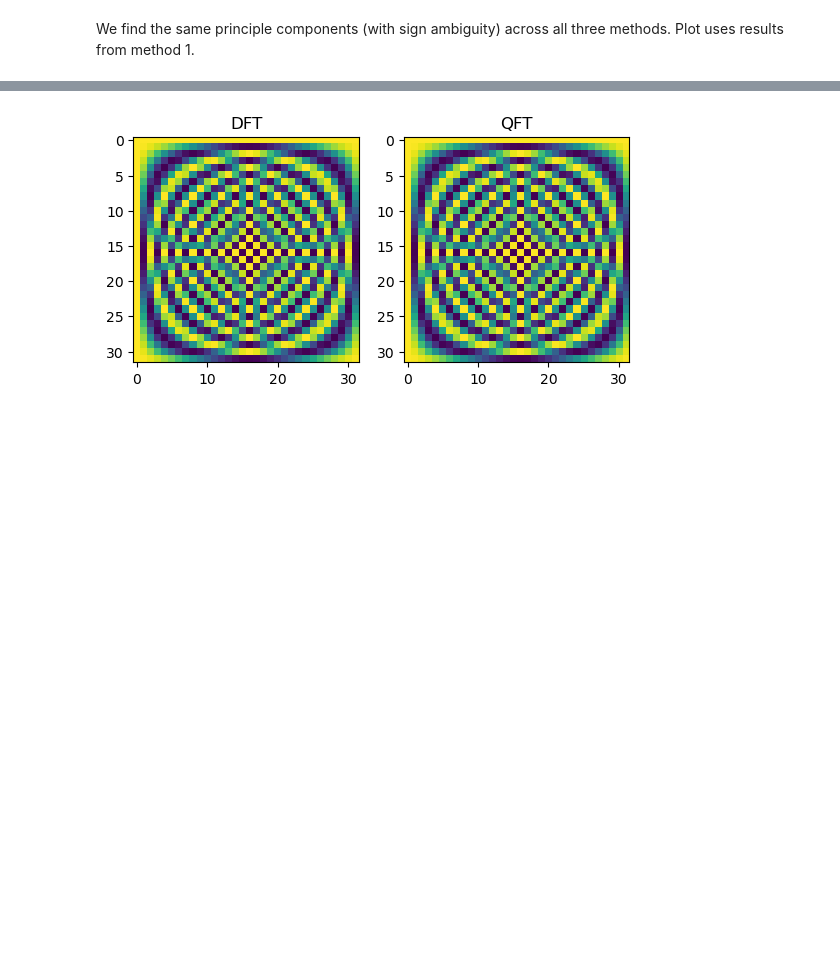
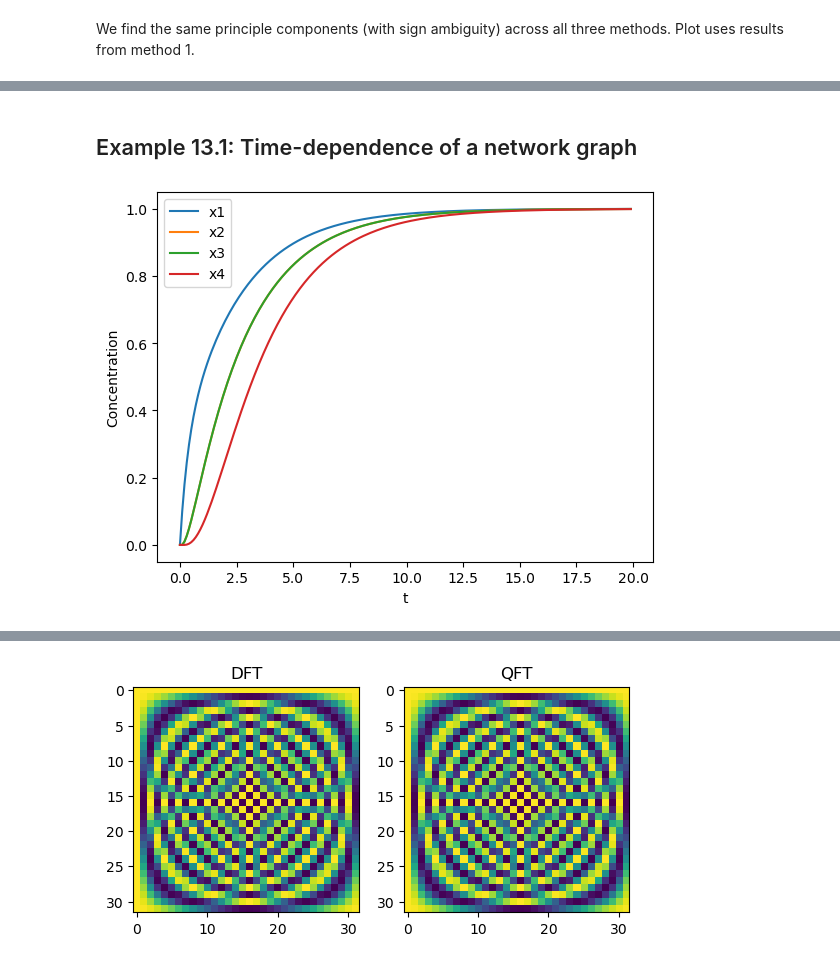
Before and after one commit to willn2/LAbook_code, a Jupyter notebook: PythonCodeLABook.ipynb, the cells around one changed output, grey strips where cells are left out. Cells and saved outputs as stored; diff of their text form; code cells hidden in the pictures; blank space fills up the shorter version.

```diff
--- a/PythonCodeLABook.ipynb
+++ b/PythonCodeLABook.ipynb
@@ -454,0 +627,28 @@ We find the same principle components (with sign ambiguity) across all three met
+# %% [markdown]
+## Example 13.1: Time-dependence of a network graph
+# %%
+# Define stochiometric matrix S
+S = np.array([[1,-1,-1,0,0,0],[0,1,0,1,-1,0],[0,0,1,-1,0,0],[0,0,0,0,1,-1]])
+T, T0 = 0.1, 20 # dt and end of the time axis
+t = np.arange(0,T0,T) # define time axis
+N = len(t) # length of time array
+X = np.zeros((S.shape[0],N)) # Matrix initialized to store 4 concentrations over time
+x0 = np.array([0,0,0,0]) # init cond
+X[:,0] = x0 # Initialize all metobolite concentrations
+k = np.ones(6) # rate constants
+kn = np.array([0,0,1,1,0,0]) # reversible rates
+
+# Loop through each time point
+for i in range(1,N):
+  f = np.array([[k[0],k[1]*X[0,i-1],k[2]*X[0,i-1]-kn[2]*X[2,i-1],
+                 k[3]*X[2,i-1]-kn[3]*X[1,i-1],k[4]*X[1,i-1],k[5]*X[3,i-1]]]).T # Flux
+  dx = S @ f*T # time derivative
+  X[:,[i]] = X[:,[i-1]] + dx # Find current metabolite concentration
+
+# Plotting
+plt.plot(t,X.T);
+plt.legend(['x1','x2','x3','x4']);
+plt.xlabel('t');
+plt.ylabel('Concentration');
+# %% [output]
+[figure, added]
```
Also changed, not shown: parts of 20 cells of this notebook, 1 other file.
